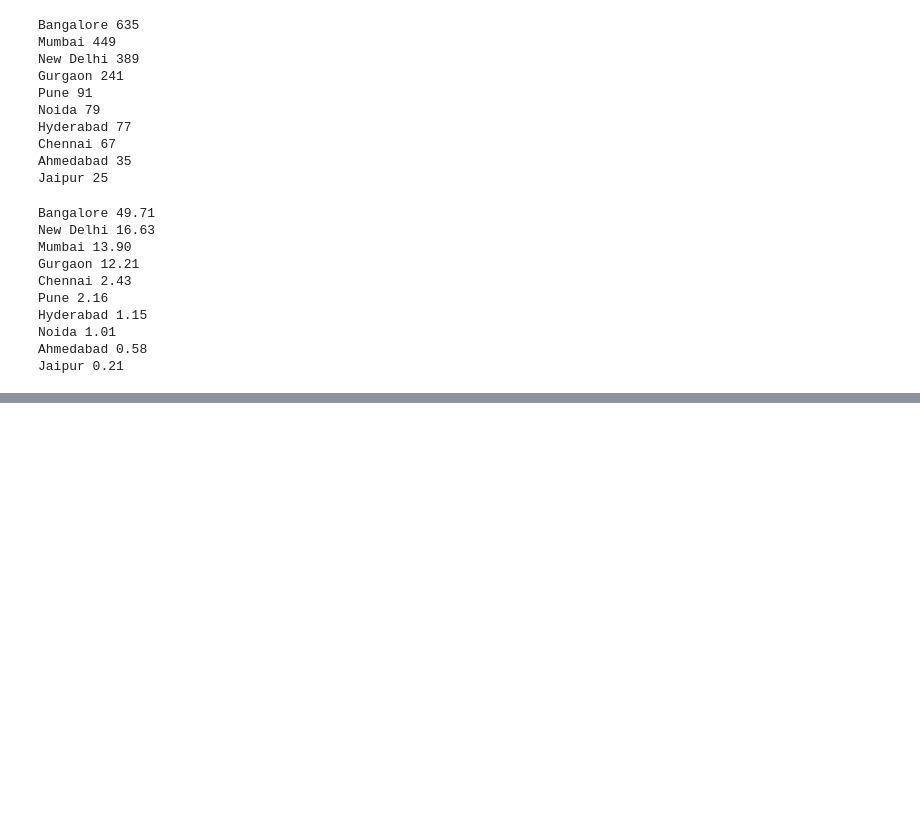
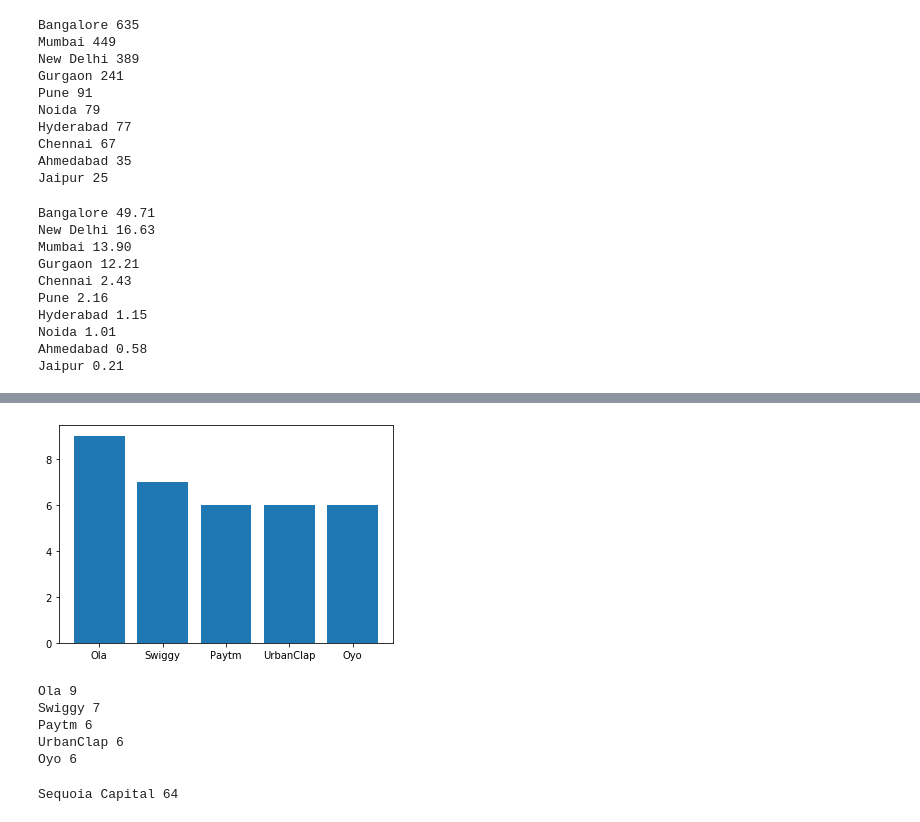
Before and after one commit to pradnyesh45/Case-Study-on-Indian-Startups, a Jupyter notebook: Case study Part-1.ipynb, the cells around one changed output, grey strips where cells are left out. Cells and saved outputs as stored; diff of their text form; code cells hidden in the pictures; blank space fills up the shorter version.

```diff
--- a/Case study Part-1.ipynb
+++ b/Case study Part-1.ipynb
@@ -288,0 +430,43 @@ array(['Private Equity', 'Seed Funding', 'Debt Funding', nan,
+# %%
+df = startup_funding.copy()
+np_StartupName = np.array(df.StartupName)
+for i in range(len(np_StartupName)):
+    if 'Flipkart' in np_StartupName[i]:
+        np_StartupName[i] = 'Flipkart'
+    if 'Ola' in np_StartupName[i]:
+        np_StartupName[i] = 'Ola'
+    if 'Oyo' in np_StartupName[i] or 'OYO Rooms' in np_StartupName[i]:
+        np_StartupName[i] = 'Oyo'
+    if 'Paytm' in np_StartupName[i]:
+        np_StartupName[i] = 'Paytm'
+dictionary = {}
+for i in range(len(np_StartupName)):
+    if np_StartupName[i] in dictionary.keys():
+        dictionary[np_StartupName[i]] += 1
+    else:
+        dictionary[np_StartupName[i]] = 1
+startup = []
+amount = []
+for i in dictionary.keys():
+    startup.append(i)
+    amount.append(dictionary[i])
+np_startup = np.array(startup)
+np_amount = np.array(amount)
+np_startup = np_startup[np.argsort(np_amount)]
+np_amount = np.sort(np_amount)
+np_startup = np_startup[len(np_startup) - 1 : len(np_startup) - 1 - 5 : -1]
+np_amount = np_amount[len(np_amount) - 1 : len(np_amount) - 1 - 5 : -1]
+plt.bar(np_startup, np_amount)
+plt.show()
+print('Ola', 9)
+print('Swiggy', 7)
+print('Paytm', 6)
+print('UrbanClap', 6)
+print('Oyo', 6)
+# %% [output]
+[figure, added]
+Ola 9
+Swiggy 7
+Paytm 6
+UrbanClap 6
+Oyo 6
@@ -288,0 +477,28 @@ array(['Private Equity', 'Seed Funding', 'Debt Funding', nan,
+# %%
+with open('./startup_funding.csv') as file_obj:
+    file_data = csv.DictReader(file_obj, skipinitialspace = True)
+    investors = []
+    for row in file_data:
+        if not ('Undisclosed' in row['InvestorsName'] or 'undisclosed' in row['InvestorsName']):
+            for i in row['InvestorsName'].split(','):
+                investors.append(i.strip())
+    dictionary = {}
+    for i in investors:
+        if i in dictionary.keys():
+            dictionary[i] += 1
+        else:
+            dictionary[i] = 1
+    name = []
+    times = []
+    for i in dictionary.keys():
+        name.append(i)
+        times.append(dictionary[i])
+    np_name = np.array(name)
+    np_times = np.array(times)
+    np_name = np_name[np.argsort(np_times)]
+    np_times = np.sort(np_times)
+    np_name = np_name[ : : -1]
+    np_times = np_times[ : : -1]
+    print(np_name[0], np_times[0])
+# %% [output]
+Sequoia Capital 64
```
Also changed, not shown: parts of 9 cells of this notebook.
